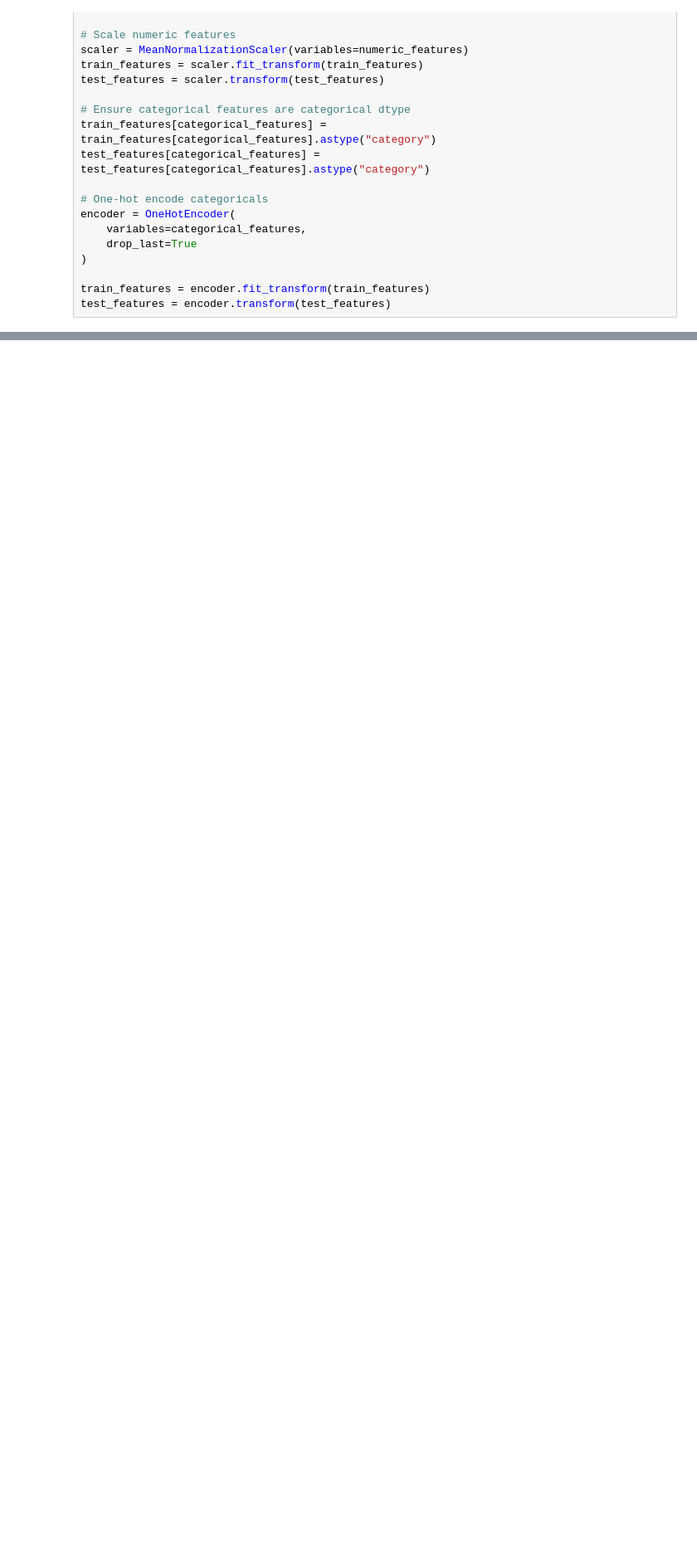
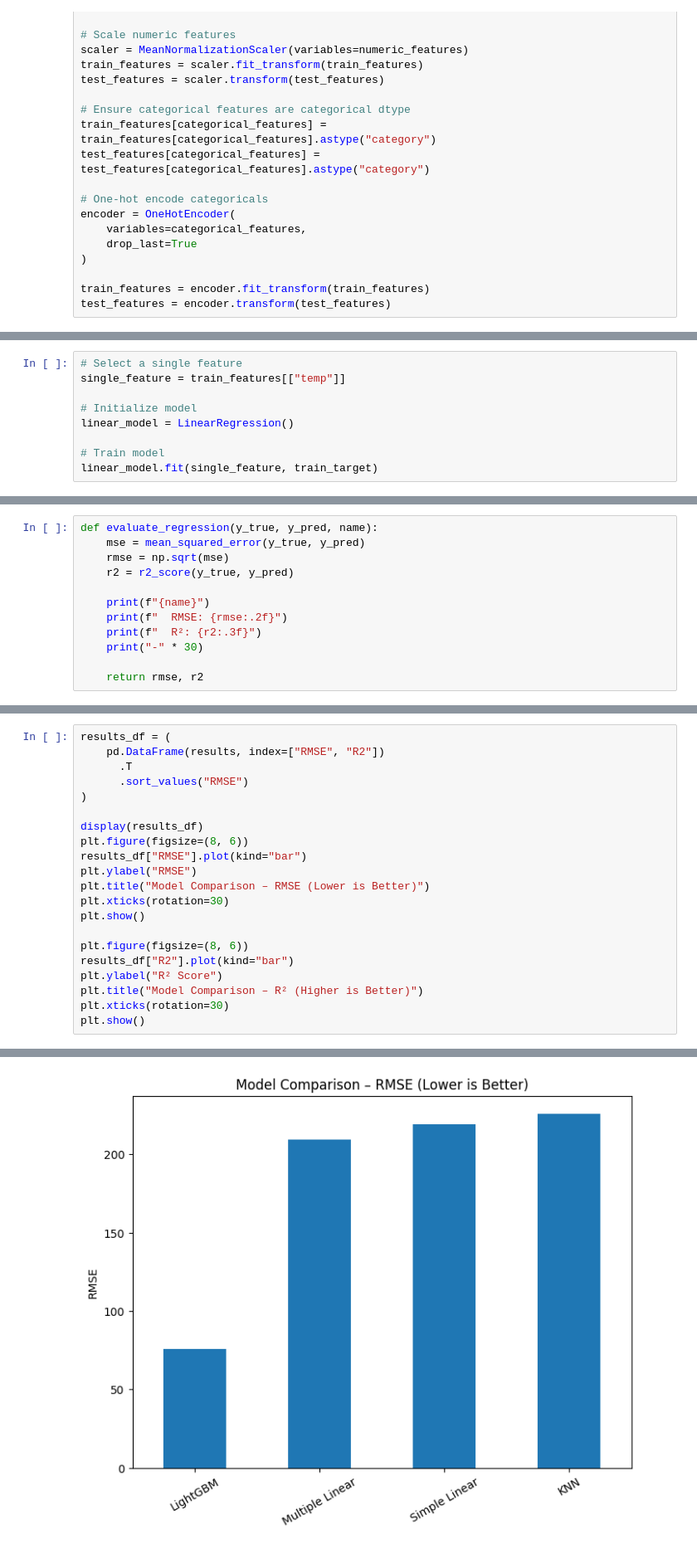
Before and after one commit to reyhanamando35/bike-rent-analysis, a Jupyter notebook: notebooks/regression.ipynb, the cells around one changed output, grey strips where cells are left out. Shown at 83% size. Saved outputs shown, nothing was run; the diff lists cells and outputs as text; blank space fills up the shorter version.

Commit message:
basic regression done

```diff
--- a/notebooks/regression.ipynb
+++ b/notebooks/regression.ipynb
@@ -118,0 +87,9 @@ plt.show()
+# %%
+# Select a single feature
+single_feature = train_features[["temp"]]
+
+# Initialize model
+linear_model = LinearRegression()
+
+# Train model
+linear_model.fit(single_feature, train_target)
@@ -118,0 +139,12 @@ plt.show()
+# %%
+def evaluate_regression(y_true, y_pred, name):
+    mse = mean_squared_error(y_true, y_pred)
+    rmse = np.sqrt(mse)
+    r2 = r2_score(y_true, y_pred)
+
+    print(f"{name}")
+    print(f"  RMSE: {rmse:.2f}")
+    print(f"  R²: {r2:.3f}")
+    print("-" * 30)
+
+    return rmse, r2
@@ -118,0 +294,22 @@ plt.show()
+# %%
+results_df = (
+    pd.DataFrame(results, index=["RMSE", "R2"])
+      .T
+      .sort_values("RMSE")
+)
+
+display(results_df)
+plt.figure(figsize=(8, 6))
+results_df["RMSE"].plot(kind="bar")
+plt.ylabel("RMSE")
+plt.title("Model Comparison – RMSE (Lower is Better)")
+plt.xticks(rotation=30)
+plt.show()
+
+plt.figure(figsize=(8, 6))
+results_df["R2"].plot(kind="bar")
+plt.ylabel("R² Score")
+plt.title("Model Comparison – R² (Higher is Better)")
+plt.xticks(rotation=30)
+plt.show()
+# %% [output]
@@ -118,0 +321 @@ plt.show()
+[figure, added]
```
Also changed, not shown: parts of 13 cells of this notebook, 1 other file.
